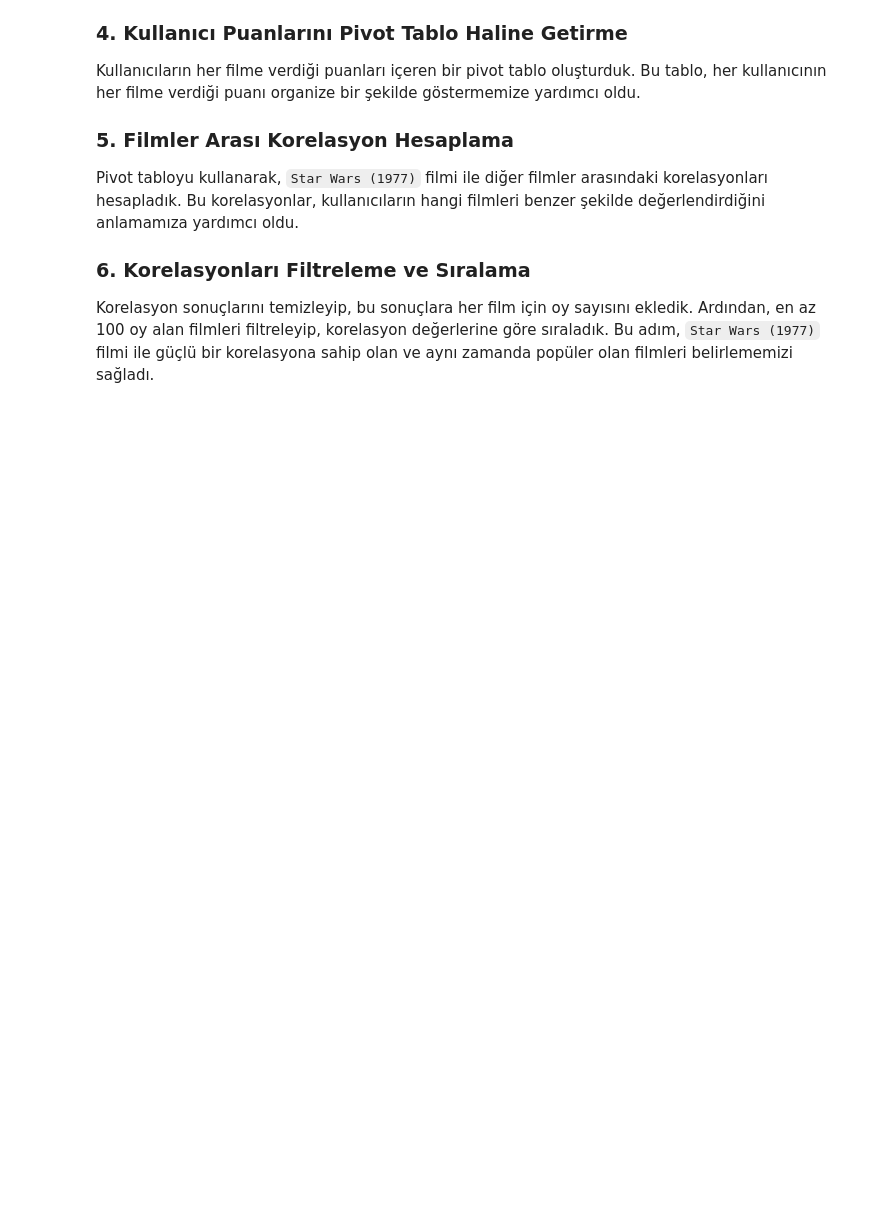
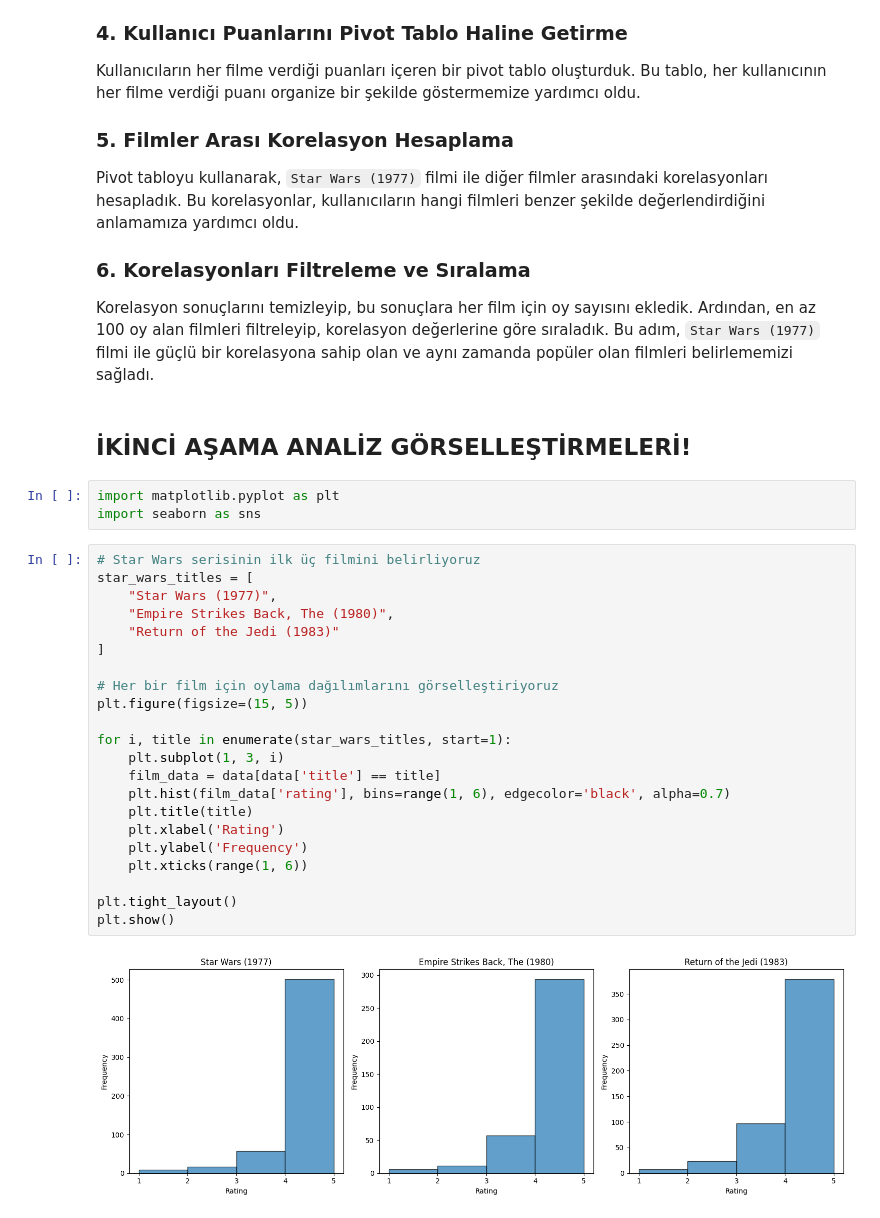
Before and after one commit to haremir/CineMatch, a Jupyter notebook: main.ipynb, the cells around one changed output. Saved outputs shown, nothing was run; the diff lists cells and outputs as text; blank space fills up the shorter version.

```diff
--- a/main.ipynb
+++ b/main.ipynb
@@ -313,3 +313,32 @@ Pivot tabloyu kullanarak, `Star Wars (1977)` filmi ile diğer filmler arasındak
 
 ### 6. Korelasyonları Filtreleme ve Sıralama
 Korelasyon sonuçlarını temizleyip, bu sonuçlara her film için oy sayısını ekledik. Ardından, en az 100 oy alan filmleri filtreleyip, korelasyon değerlerine göre sıraladık. Bu adım, `Star Wars (1977)` filmi ile güçlü bir korelasyona sahip olan ve aynı zamanda popüler olan filmleri belirlememizi sağladı.
+# %% [markdown]
+## İKİNCİ AŞAMA ANALİZ GÖRSELLEŞTİRMELERİ!
+# %%
+import matplotlib.pyplot as plt
+import seaborn as sns
+# %%
+# Star Wars serisinin ilk üç filmini belirliyoruz
+star_wars_titles = [
+    "Star Wars (1977)",
+    "Empire Strikes Back, The (1980)",
+    "Return of the Jedi (1983)"
+]
+
+# Her bir film için oylama dağılımlarını görselleştiriyoruz
+plt.figure(figsize=(15, 5))
+
+for i, title in enumerate(star_wars_titles, start=1):
+    plt.subplot(1, 3, i)
+    film_data = data[data['title'] == title]
+    plt.hist(film_data['rating'], bins=range(1, 6), edgecolor='black', alpha=0.7)
+    plt.title(title)
+    plt.xlabel('Rating')
+    plt.ylabel('Frequency')
+    plt.xticks(range(1, 6))
+
+plt.tight_layout()
+plt.show()
+# %% [output]
+[figure, added]
```
Also changed, not shown: parts of 11 cells of this notebook.
